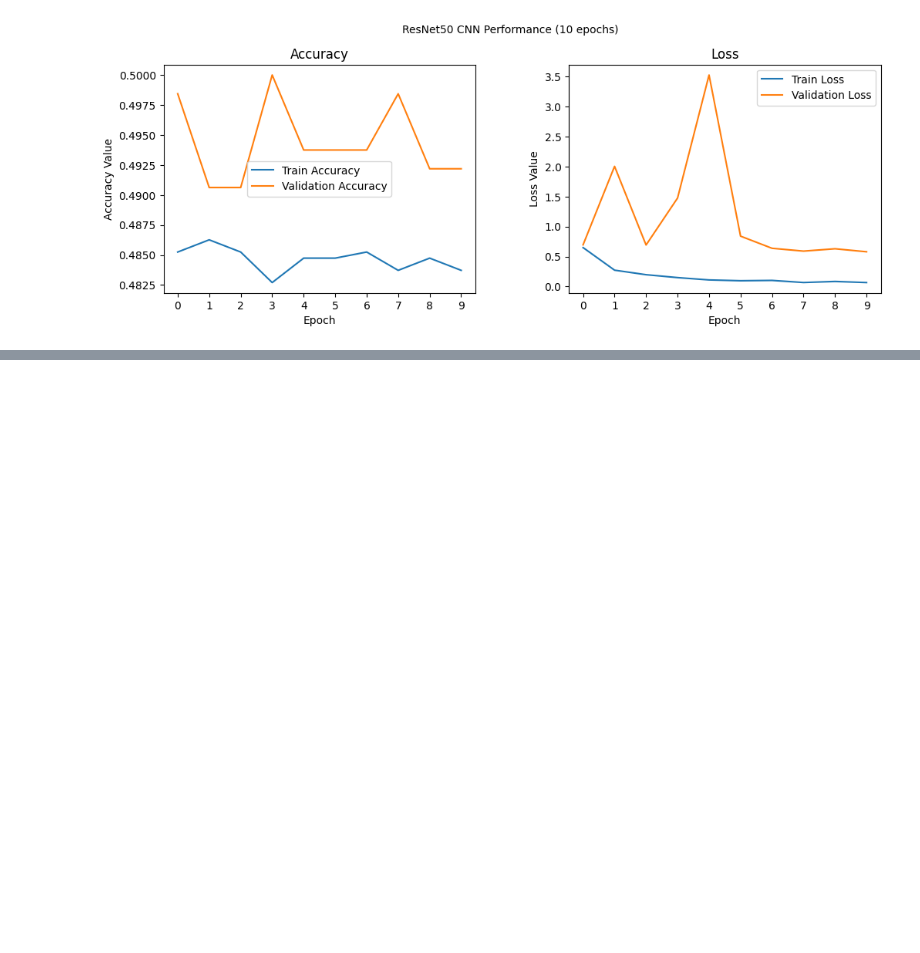
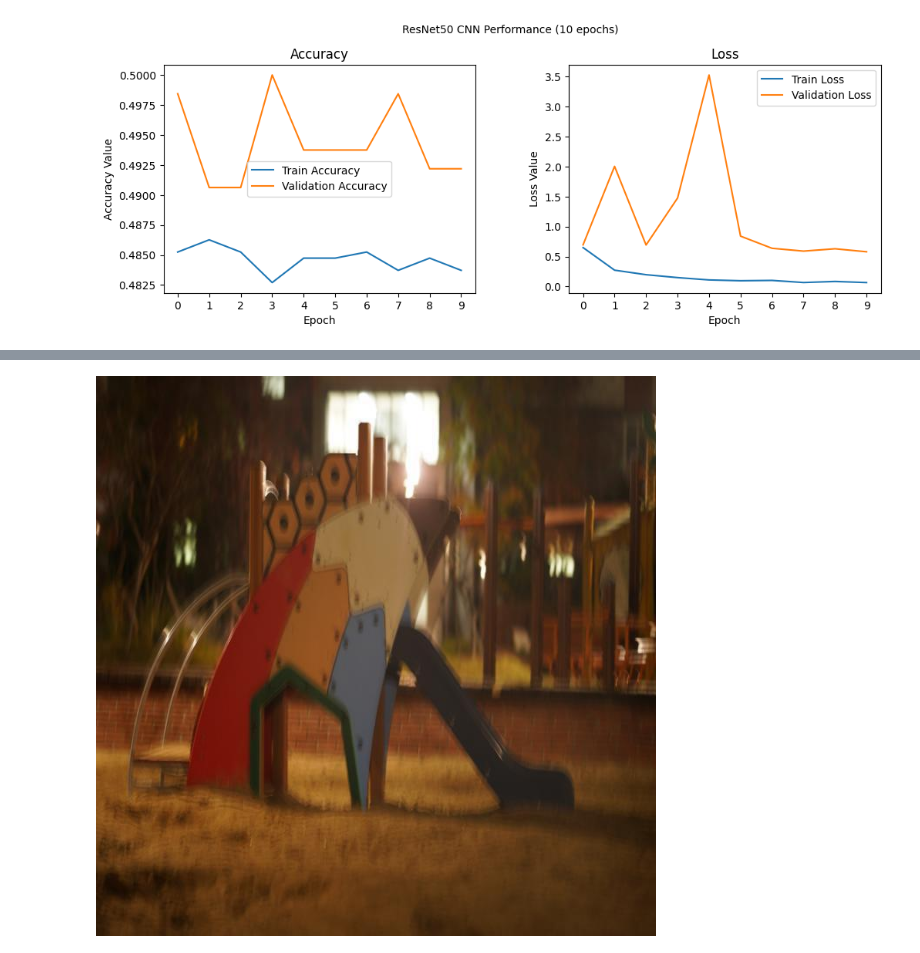
Before and after one commit to ybezginova2016/ZAF056_CV_BlurredImage-detection, a Jupyter notebook: ZUM_project_2_CNN_ResNet50.ipynb, the cells around one changed output, grey strips where cells are left out. Drawn from its saved outputs; the diff is of its cells as text; code cells hidden in the pictures; blank space fills up the shorter version.

```diff
--- a/ZUM_project_2_CNN_ResNet50.ipynb
+++ b/ZUM_project_2_CNN_ResNet50.ipynb
@@ -904,0 +1063,6 @@ l2 = ax2.legend(loc="best")
+# %%
+# manual testing - correct, 1=blurred
+img_test = Image.open('/Users/yuliabezginova/PycharmProjects/00_files-for_NLP/shift-cv-winter-2023/test/test/achfvibipchzipmhtjow.jpg')
+img_test
+# %% [output]
+[figure, added]
```
Also changed, not shown: parts of 66 cells of this notebook.
